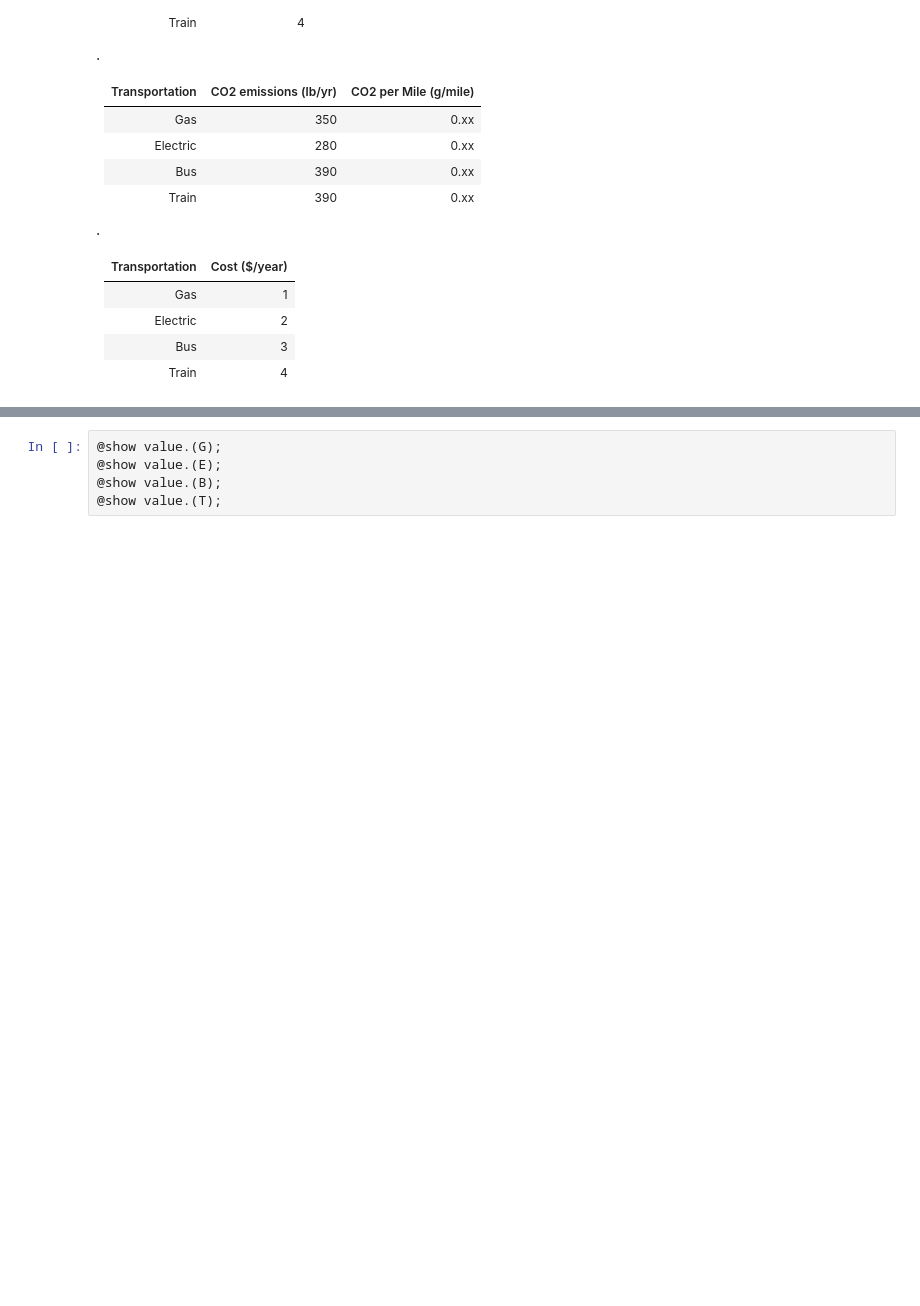
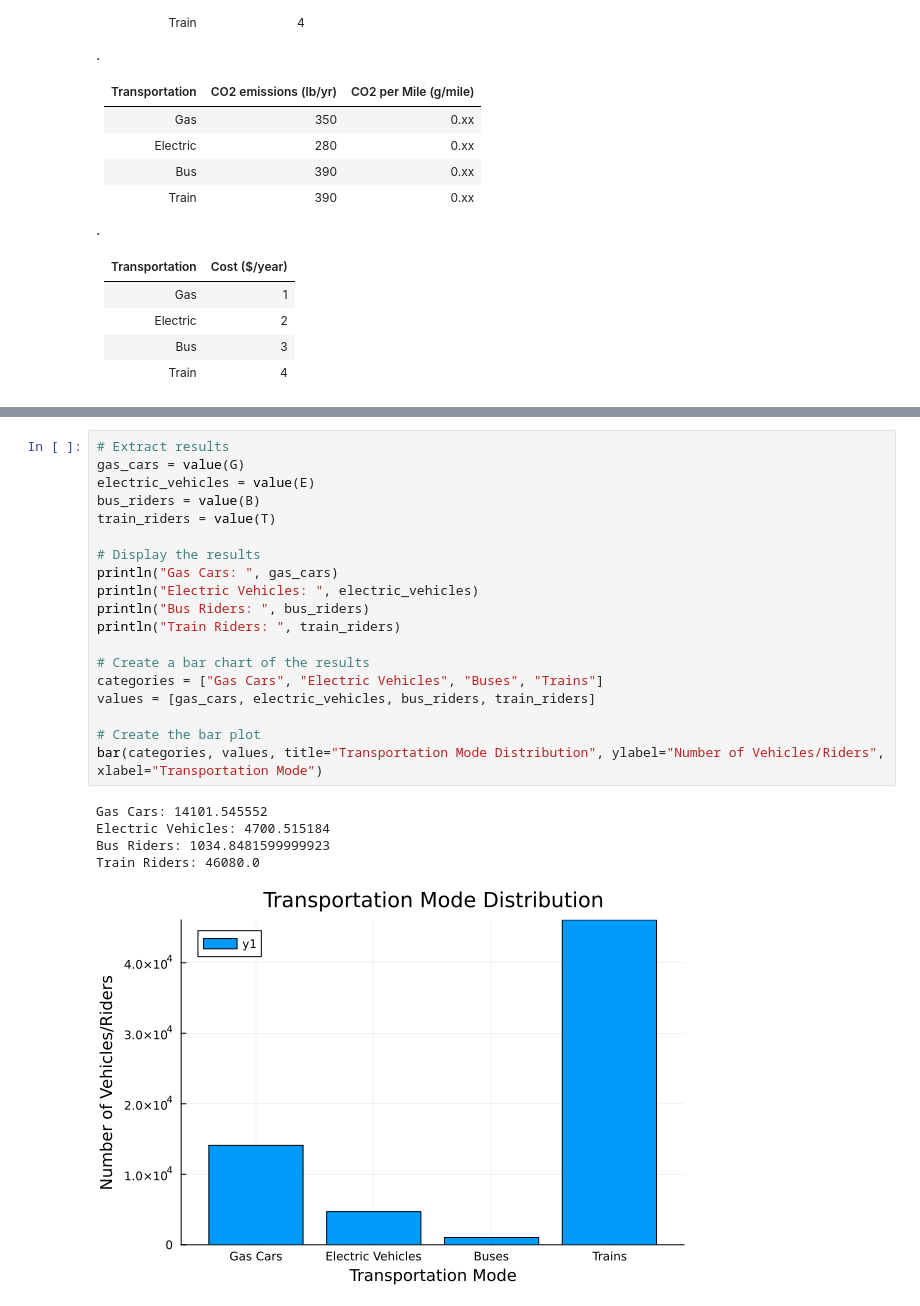
Before and after one commit to BEE4750-FA24/DC-Transportation-Optimization, a Jupyter notebook: DC-Optimization.ipynb, the cells around one changed output, grey strips where cells are left out. Saved outputs shown, nothing was run; the diff lists cells and outputs as text; blank space fills up the shorter version.

```diff
--- a/DC-Optimization.ipynb
+++ b/DC-Optimization.ipynb
@@ -98,8 +113,28 @@ objective_value(m)@show
-# %%
-@show value.(G);
-@show value.(E);
-@show value.(B);
-@show value.(T);
+# %%
+# Extract results
+gas_cars = value(G)
+electric_vehicles = value(E)
+bus_riders = value(B)
+train_riders = value(T)
+
+# Display the results
+println("Gas Cars: ", gas_cars)
+println("Electric Vehicles: ", electric_vehicles)
+println("Bus Riders: ", bus_riders)
+println("Train Riders: ", train_riders)
+
+# Create a bar chart of the results
+categories = ["Gas Cars", "Electric Vehicles", "Buses", "Trains"]
+values = [gas_cars, electric_vehicles, bus_riders, train_riders]
+
+# Create the bar plot
+bar(categories, values, title="Transportation Mode Distribution", ylabel="Number of Vehicles/Riders", xlabel="Transportation Mode")
+# %% [output]
+Gas Cars: 14101.545552
+Electric Vehicles: 4700.515184
+Bus Riders: 1034.8481599999923
+Train Riders: 46080.0
+[figure, added]
 # %%
 @show shadow_price(G)
 @show shadow_price(E)
```
Also changed, not shown: parts of 5 cells of this notebook.
